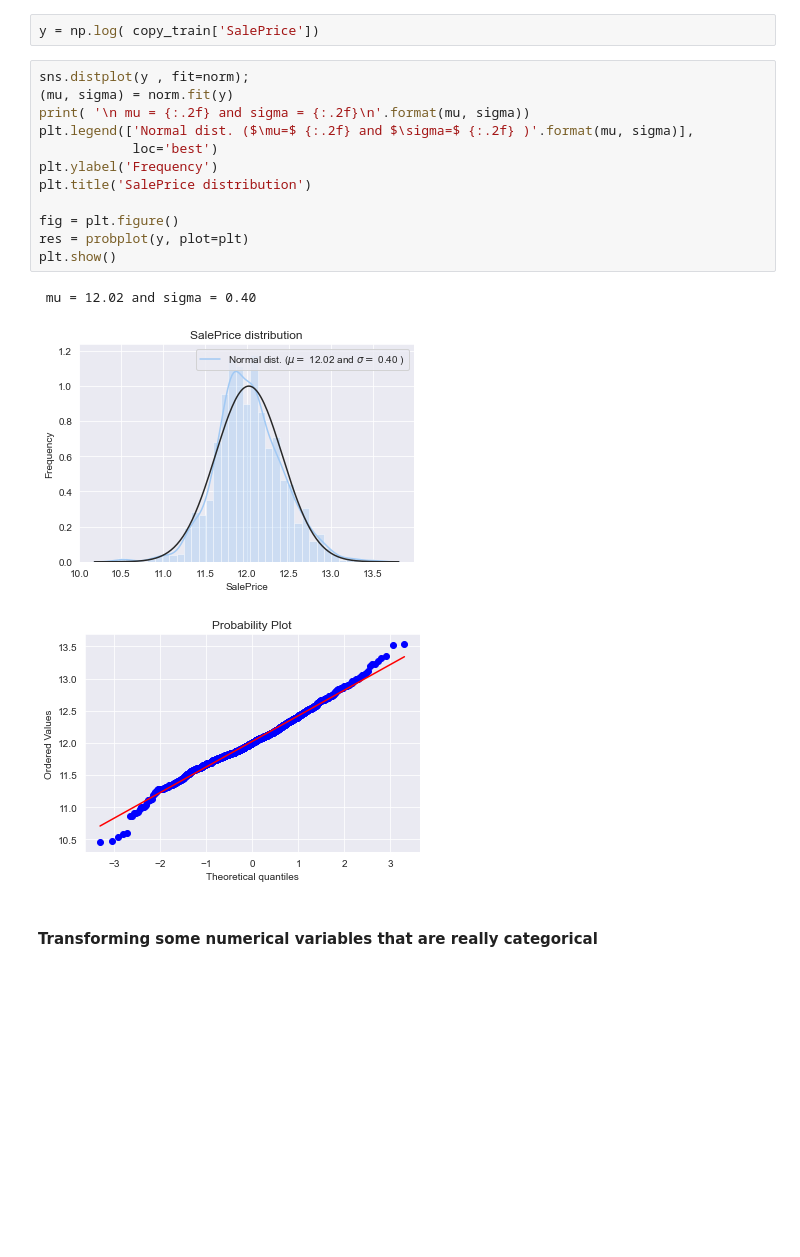
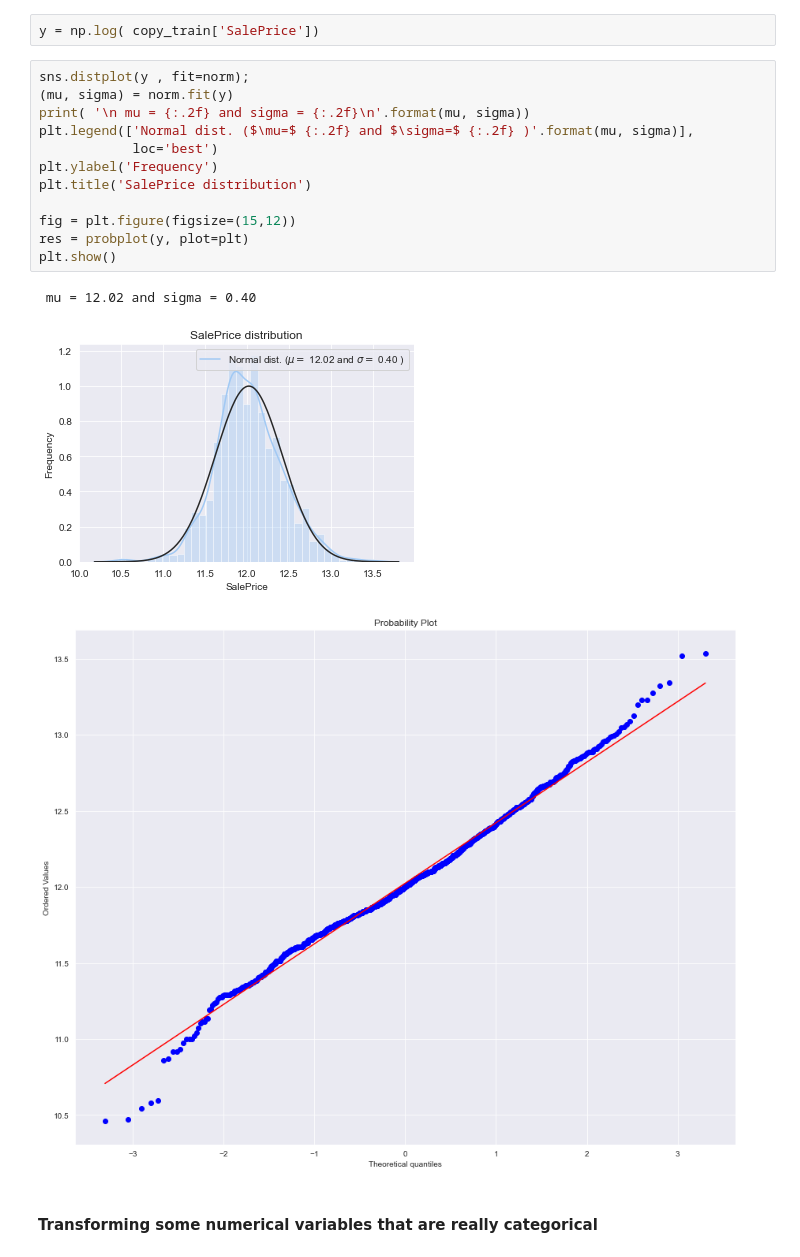
Before and after one commit to Ghanashri-m/255_Team_02, a Jupyter notebook: code/app/Housing_Saleprice_Analysis_Ghanashri.ipynb, the cells around one changed output. Cells and saved outputs as stored; diff of their text form; blank space fills up the shorter version.

```diff
--- a/code/app/Housing_Saleprice_Analysis_Ghanashri.ipynb
+++ b/code/app/Housing_Saleprice_Analysis_Ghanashri.ipynb
@@ -435,19 +436,19 @@ y = np.log( copy_train['SalePrice'])
 # %%
 sns.distplot(y , fit=norm);
 (mu, sigma) = norm.fit(y)
 print( '\n mu = {:.2f} and sigma = {:.2f}\n'.format(mu, sigma))
 plt.legend(['Normal dist. ($\mu=$ {:.2f} and $\sigma=$ {:.2f} )'.format(mu, sigma)],
             loc='best')
 plt.ylabel('Frequency')
 plt.title('SalePrice distribution')
 
-fig = plt.figure()
+fig = plt.figure(figsize=(15,12))
 res = probplot(y, plot=plt)
 plt.show()
 # %% [output]
  mu = 12.02 and sigma = 0.40
 [figure]
-[figure, old version]
+[figure, new version]
 # %% [markdown]
 #### Transforming some numerical variables that are really categorical
 # %%
```
Also changed, not shown: parts of 3 cells of this notebook.
